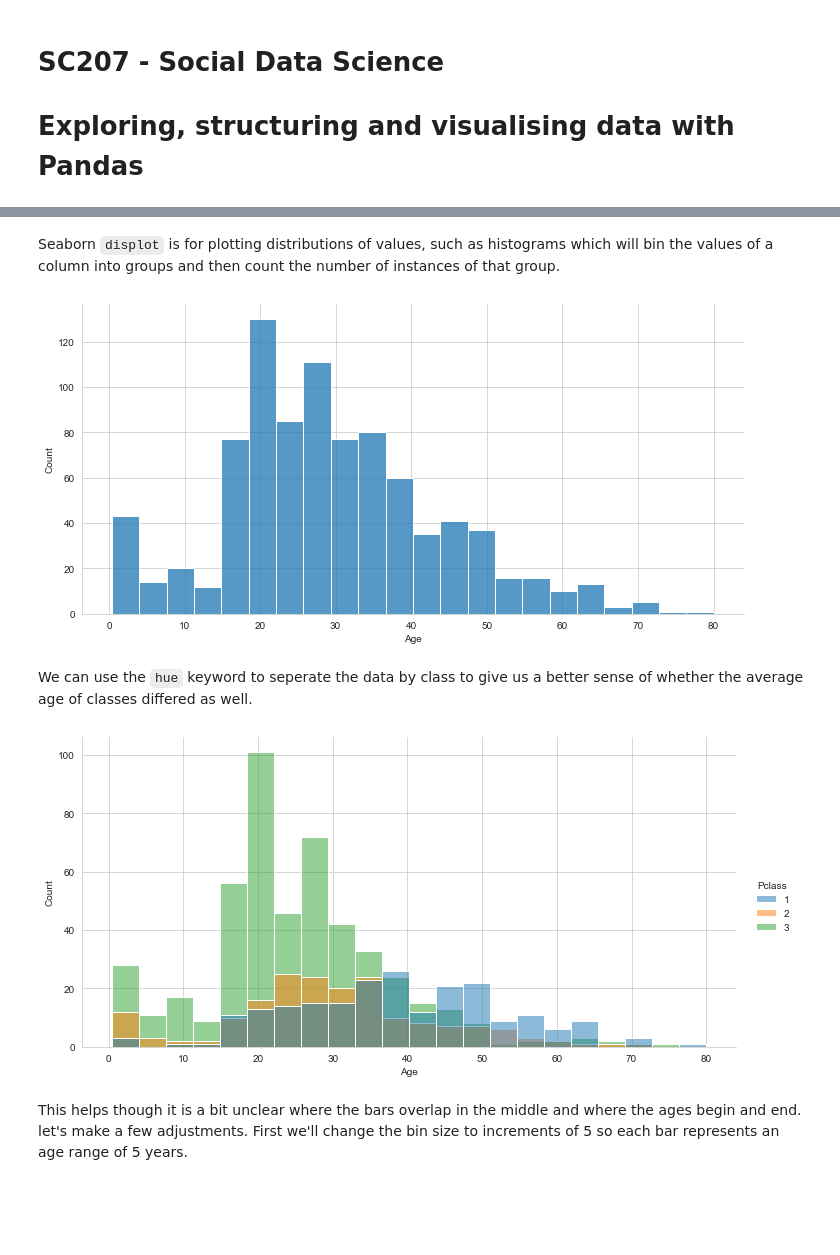
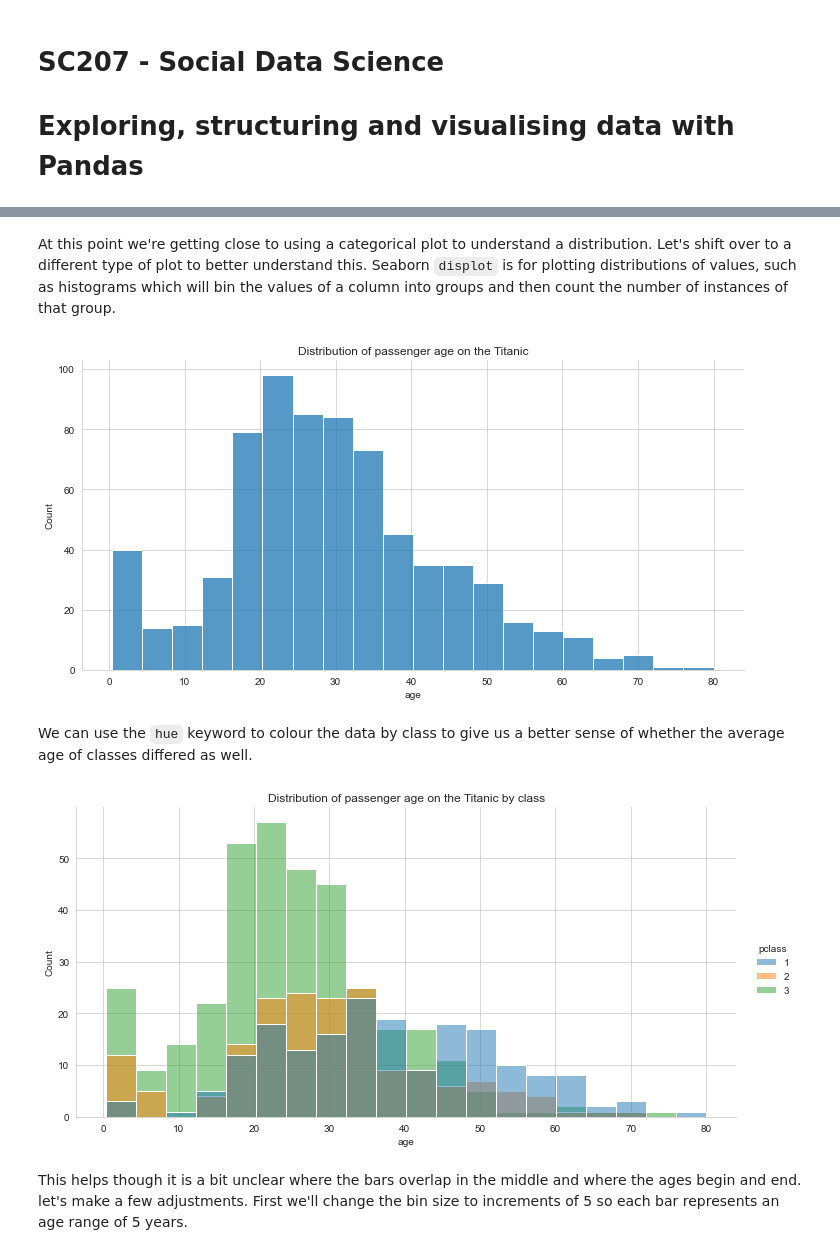
Before and after one commit to Minyall/sc207_materials, a Jupyter notebook: 4-5_pandas/5 - Data Exploration and Visualisation with Pandas-full.ipynb.ipynb, the cells around one changed output, grey strips where cells are left out. Drawn from its saved outputs; the diff is of its cells as text; code cells hidden in the pictures; blank space fills up the shorter version.

```diff
--- a/4-5_pandas/5 - Data Exploration and Visualisation with Pandas-full.ipynb.ipynb
+++ b/4-5_pandas/5 - Data Exploration and Visualisation with Pandas-full.ipynb.ipynb
@@ -26,3 +17,5 @@ titanic_df = pd.read_csv('titanic.csv')
+# %%
+titanic_df = sns.load_dataset('titanic')
 # %%
 # We take a look at the data as normal
 
@@ -91,5 +103,5 @@ titanic_df.describe()
 # %%
-titanic_df['Pclass'] = titanic_df['Pclass'].astype('category')
-titanic_df['Survived'] = titanic_df['Survived'].astype('category')
+titanic_df['pclass'] = titanic_df['pclass'].astype('category')
+titanic_df['alive'] = titanic_df['alive'].astype('category')
 # %%
 # For the distributions we can get the raw figures using .value_counts
@@ -109,2 +191,3 @@ sns.despine() # Cleans up the visual a little
 # %% [markdown]
+At this point we're getting close to using a categorical plot to understand a distribution. Let's shift over to a different type of plot to better understand this.
 Seaborn `displot` is for plotting distributions of values, such as histograms which will bin the values of a column into groups and then count the number of instances of that group.
@@ -113,8 +197,12 @@ sns.displot?
 # %%
 # We can use the height and aspect keywords to control the size of our visual
-sns.displot(data=titanic_df, x='Age',height=5, aspect=2)
+ax = sns.displot(data=titanic_df, x='age',height=5, aspect=2)
+
+# if we assign the result of sns.displot to a variable, we can then make adjustments to it before it is finally produced.
+ax.set(title='Distribution of passenger age on the Titanic')
 sns.despine()
+plt.show()
 # %% [output]
-[figure, old version]
+[figure, new version]
 # %% [markdown]
-We can use the `hue` keyword to seperate the data by class to give us a better sense of whether the average age of classes differed as well.
+We can use the `hue` keyword to colour the data by class to give us a better sense of whether the average age of classes differed as well.
@@ -123,9 +209,11 @@ sns.displot?
 # %%
 # pass Pclass to hue to seperate the data.
-sns.displot(data=titanic_df, x='Age',height=5, aspect=2, hue='Pclass')
+ax = sns.displot(data=titanic_df, x='age',height=5, aspect=2, hue='pclass')
+ax.set(title='Distribution of passenger age on the Titanic by class')
 sns.despine()
+plt.show()
 # %% [output]
-[figure, old version]
+[figure, new version]
 # %% [markdown]
 This helps though it is a bit unclear where the bars overlap in the middle and where the ages begin and end. let's make a few adjustments.
 First we'll change the bin size to increments of 5 so each bar represents an age range of 5 years.
```
Also changed, not shown: parts of 55 cells of this notebook.
